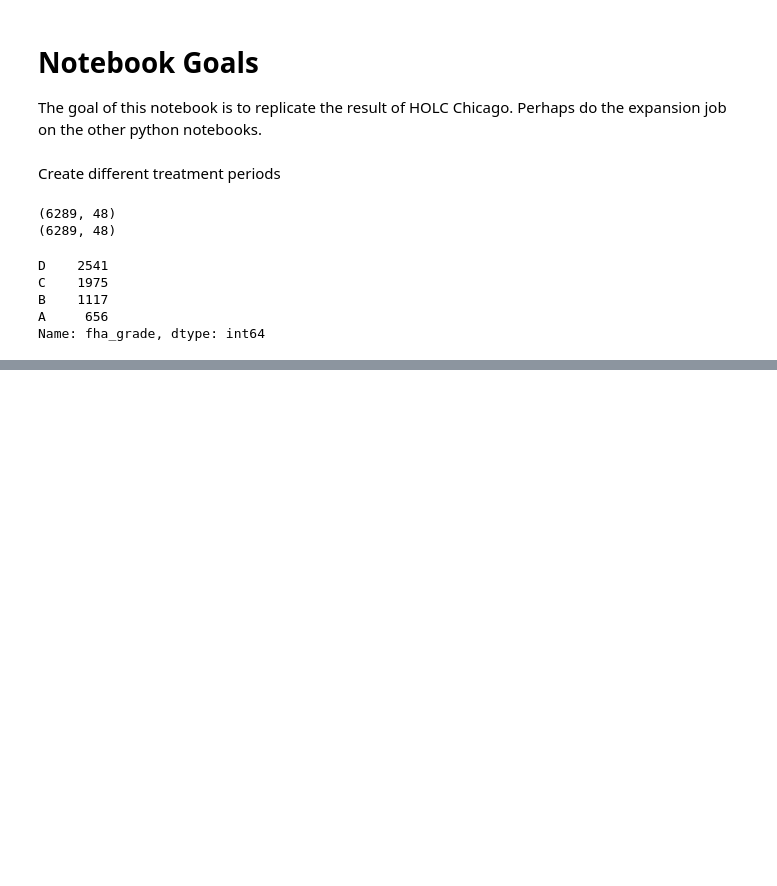
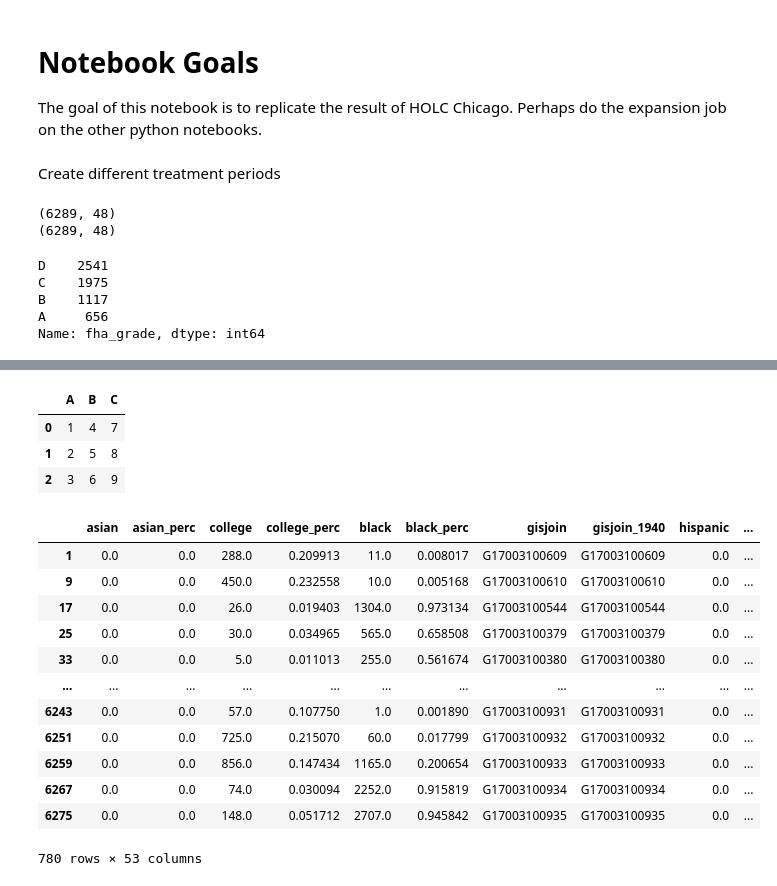
Before and after one commit to wonyoungso/redlining_chicago, a Jupyter notebook: Chicago_FHA_DiD_silsup.ipynb, the cells around one changed output, grey strips where cells are left out. Drawn from its saved outputs; the diff is of its cells as text; code cells hidden in the pictures; blank space fills up the shorter version.

```diff
--- a/Chicago_FHA_DiD_silsup.ipynb
+++ b/Chicago_FHA_DiD_silsup.ipynb
@@ -138,0 +133,22 @@ def decade_scaler(x):
+# %%
+from sklearn.preprocessing import MinMaxScaler
+from sklearn.preprocessing import StandardScaler
+
+def decade_scaler(x):
+  scaler = MinMaxScaler()
+  return scaler.fit_transform(x)
+
+def standardize_data(df, features, groups = ['map_id', 'year']):
+    for f in features:
+      # scaler = StandardScaler()
+      # df['{}_norm'.format(f)] = df[]
+      df['{}_norm'.format(f)] = df[groups + features].groupby(groups).transform(lambda x: (x-x.mean())/x.std())[f]
+
+    return df
+
+def clean_tracts(df):
+    df = df.replace([np.inf, -np.inf], np.nan)
+
+    df = df[(df['ln_median_homevalue_adj'] > 0) & (df['owned_perc'] > 0)]
+    df = df.drop_duplicates(['gisjoin', 'year'])
+    return df
@@ -138,0 +170,7 @@ def decade_scaler(x):
+# %%
+df_final1=clean_tracts(df_final1)
+
+## Already did this earlier
+# stand_features=['owned_perc','ln_median_homevalue_adj','white_perc','black_perc','unemployed_perc','asian_perc','hispanic_perc',
+#                'population_density','population','ppl_per_home','dist_downtown']
+# df_final = stand_data(df_final,stand_features)
@@ -138,0 +198,13 @@ def decade_scaler(x):
+# %%
+y = 1940
+
+W = ps.weights.Queen.from_dataframe(df_final1[df_final1.year == 1940],geom_col='geometry', idVariable='gisjoin')
+W.transform = 'R'
+
+d = df_final1
+d['e'] = 1
+d['e_w'] = 0
+d['e_test'] = 0
+
+#non-spatially dissimilarity measure
+d.loc[d['year']==y,'e']
@@ -138,0 +224,31 @@ def decade_scaler(x):
+# %%
+data = {
+  'A':[1, 2, 3],
+  'B':[4, 5, 6],
+  'C':[7, 8, 9] }
+
+# Convert the dictionary into DataFrame
+df2 = pd.DataFrame(data)
+
+df2[df2['A'] == 2, 'add'] = df2.apply(lambda row : row['A'] + row['B'] + row['C'], axis = 1)
+# %% [output]
+|  | A | B | C |
+| 0 | 1 | 4 | 7 |
+| 1 | 2 | 5 | 8 |
+| 2 | 3 | 6 | 9 |
+# %%
+d.loc[d['year'] == y, 'e'].apply(lambda x: x + 5)
+# %% [output]
+|  | asian | asian_perc | college | college_perc | black | black_perc | gisjoin | gisjoin_1940 | hispanic | ... |
+| 1 | 0.0 | 0.0 | 288.0 | 0.209913 | 11.0 | 0.008017 | G17003100609 | G17003100609 | 0.0 | ... |
+| 9 | 0.0 | 0.0 | 450.0 | 0.232558 | 10.0 | 0.005168 | G17003100610 | G17003100610 | 0.0 | ... |
+| 17 | 0.0 | 0.0 | 26.0 | 0.019403 | 1304.0 | 0.973134 | G17003100544 | G17003100544 | 0.0 | ... |
+| 25 | 0.0 | 0.0 | 30.0 | 0.034965 | 565.0 | 0.658508 | G17003100379 | G17003100379 | 0.0 | ... |
+| 33 | 0.0 | 0.0 | 5.0 | 0.011013 | 255.0 | 0.561674 | G17003100380 | G17003100380 | 0.0 | ... |
+| ... | ... | ... | ... | ... | ... | ... | ... | ... | ... | ... |
+| 6243 | 0.0 | 0.0 | 57.0 | 0.107750 | 1.0 | 0.001890 | G17003100931 | G17003100931 | 0.0 | ... |
+| 6251 | 0.0 | 0.0 | 725.0 | 0.215070 | 60.0 | 0.017799 | G17003100932 | G17003100932 | 0.0 | ... |
+| 6259 | 0.0 | 0.0 | 856.0 | 0.147434 | 1165.0 | 0.200654 | G17003100933 | G17003100933 | 0.0 | ... |
+| 6267 | 0.0 | 0.0 | 74.0 | 0.030094 | 2252.0 | 0.915819 | G17003100934 | G17003100934 | 0.0 | ... |
+| 6275 | 0.0 | 0.0 | 148.0 | 0.051712 | 2707.0 | 0.945842 | G17003100935 | G17003100935 | 0.0 | ... |
+780 rows × 53 columns
```
Also changed, not shown: parts of 8 cells of this notebook.
